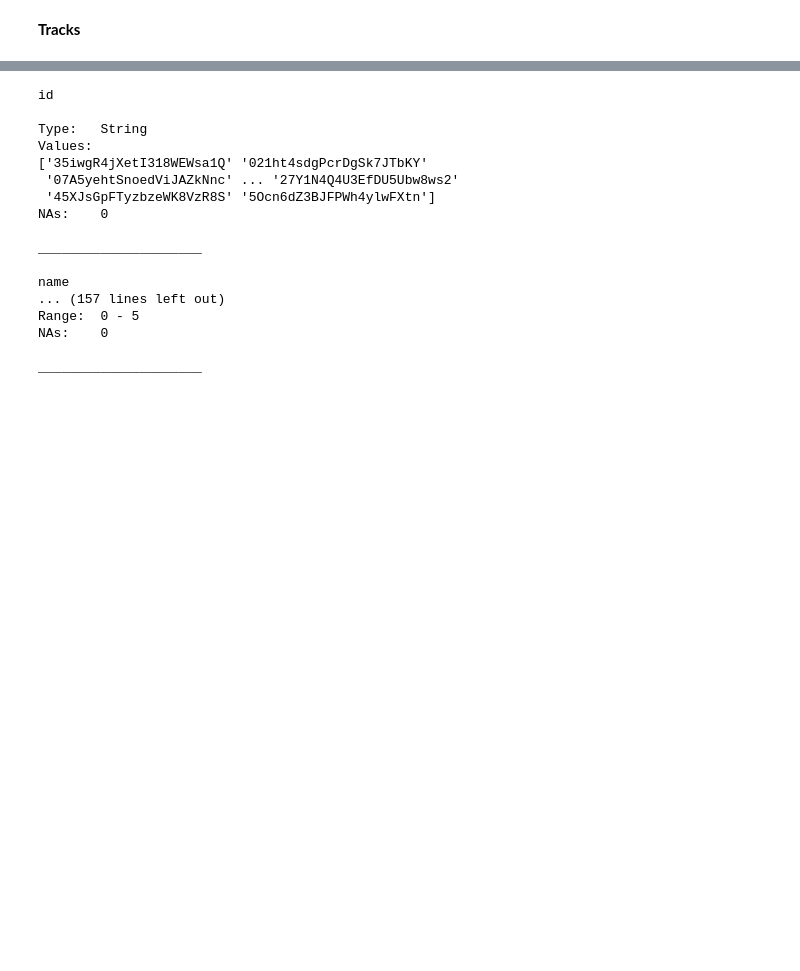
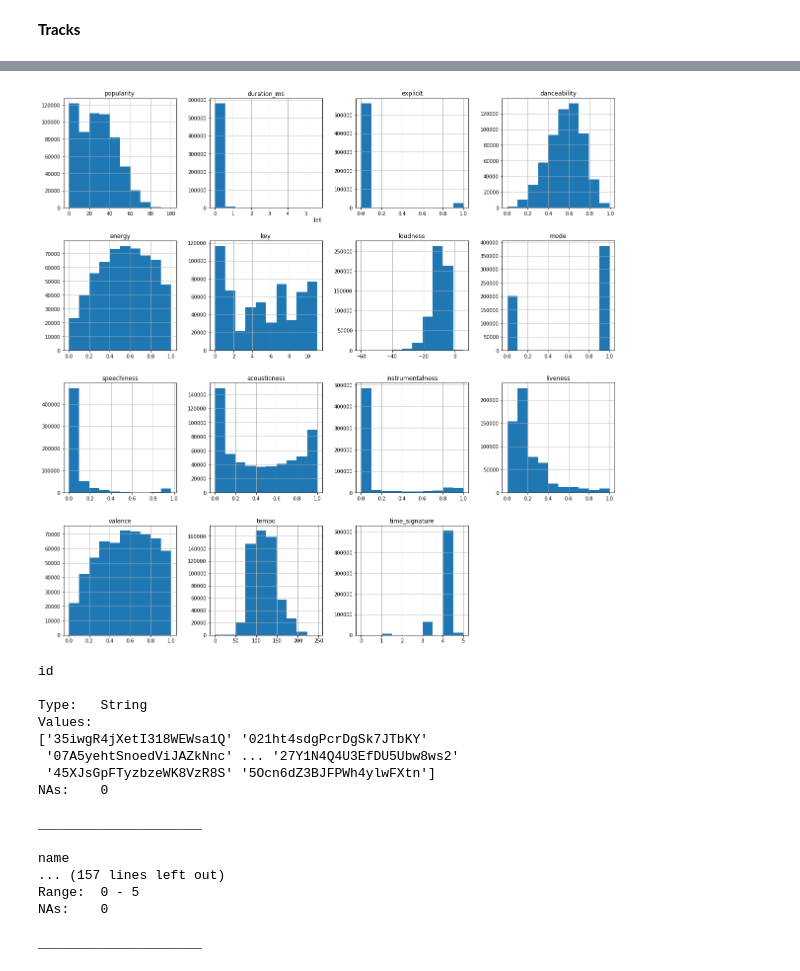
Before and after one commit to pjmaguire/find_me_music, a Jupyter notebook: Find_Me_Music.ipynb, the cells around one changed output, grey strips where cells are left out. Drawn from its saved outputs; the diff is of its cells as text; code cells hidden in the pictures; blank space fills up the shorter version.

```diff
--- a/Find_Me_Music.ipynb
+++ b/Find_Me_Music.ipynb
@@ -142,6 +152,11 @@ tracks.head(25)
 | 22 | 0xJCJ9XSNcdTIz0QKmhtEn | La Maleva - Remasterizado | 0 | 181440 | 0 | ['Ignacio Corsini'] | ['5LiOoJbxVSAMkBS2fUm3X2'] | 1922-03-29 | 0.339 | ... |
 | 23 | 0zyKYuXwmo8eR3BBxoxVEO | Capítulo 2.3 - Banquero Anarquista | 0 | 113200 | 0 | ['Fernando Pessoa'] | ['14jtPCOoNZwquk5wd9DxrY'] | 1922-06-01 | 0.655 | ... |
 | 24 | 10XXG7gG75jIREUaModzOY | Capítulo 1.2 - Banquero Anarquista | 0 | 109500 | 0 | ['Fernando Pessoa'] | ['14jtPCOoNZwquk5wd9DxrY'] | 1922-06-01 | 0.673 | ... |
+# %%
+tracks.hist(figsize=(20, 20))
+plt.show()
+# %% [output]
+[figure, added]
 # %%
 data_report(tracks, figures=False)
 # %% [output]
```
Also changed, not shown: parts of 39 cells of this notebook.
